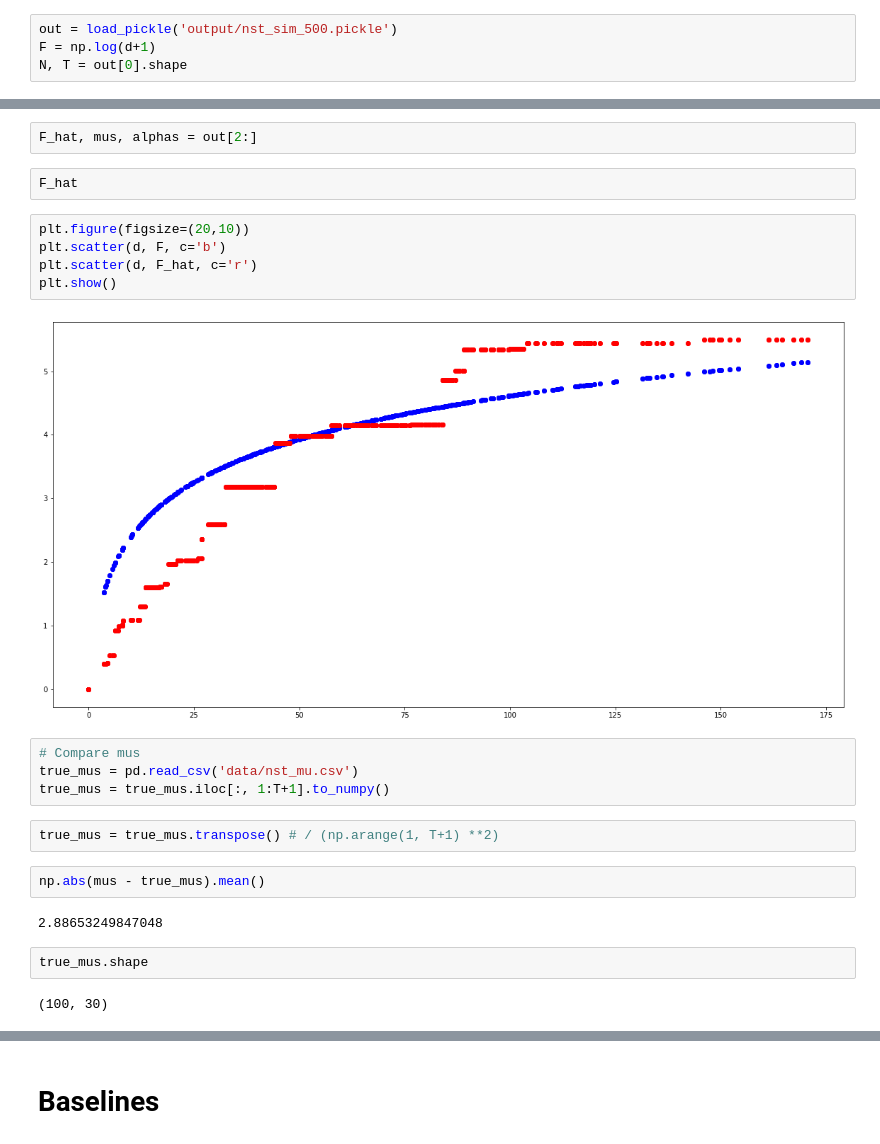
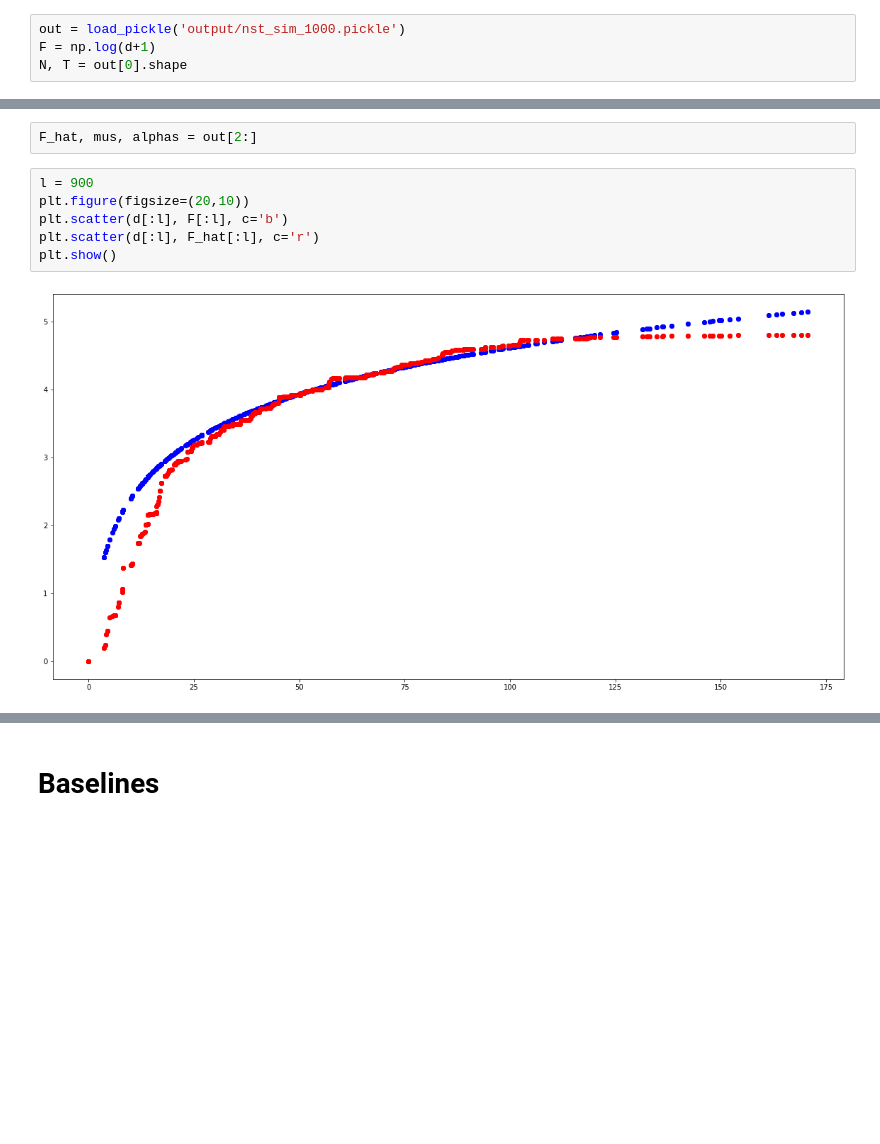
Before and after one commit to isVy08/ESTF, a Jupyter notebook: viz.ipynb, the cells around one changed output, grey strips where cells are left out. Cells and saved outputs as stored; diff of their text form; blank space fills up the shorter version.

```diff
--- a/viz.ipynb
+++ b/viz.ipynb
@@ -95,7 +101,7 @@ plot_shape_function(d_norm, sim[2], None, 5, 5)
 # %% [markdown]
 # Non-Stationary
 # %%
-out = load_pickle('output/nst_sim_500.pickle')
+out = load_pickle('output/nst_sim_1000.pickle')
 F = np.log(d+1)
 N, T = out[0].shape
 # %% [markdown]
@@ -114,26 +125,11 @@ plot_forecast(out[0], out[1], 6, 5, 0, T)
 ## 2. Shape function
 # %%
 F_hat, mus, alphas = out[2:]
-# %%
-F_hat
 # %%
+l = 900
 plt.figure(figsize=(20,10))
-plt.scatter(d, F, c='b')
-plt.scatter(d, F_hat, c='r')
+plt.scatter(d[:l], F[:l], c='b')
+plt.scatter(d[:l], F_hat[:l], c='r')
 plt.show()
 # %% [output]
-[figure, old version]
+[figure, new version]
-# %%
-# Compare mus
-true_mus = pd.read_csv('data/nst_mu.csv')
-true_mus = true_mus.iloc[:, 1:T+1].to_numpy()
-# %%
-true_mus = true_mus.transpose() # / (np.arange(1, T+1) **2)
-# %%
-np.abs(mus - true_mus).mean()
-# %% [output]
-2.88653249847048
-# %%
-true_mus.shape
-# %% [output]
-(100, 30)
```
Also changed, not shown: parts of 10 cells of this notebook, 4 other files.
